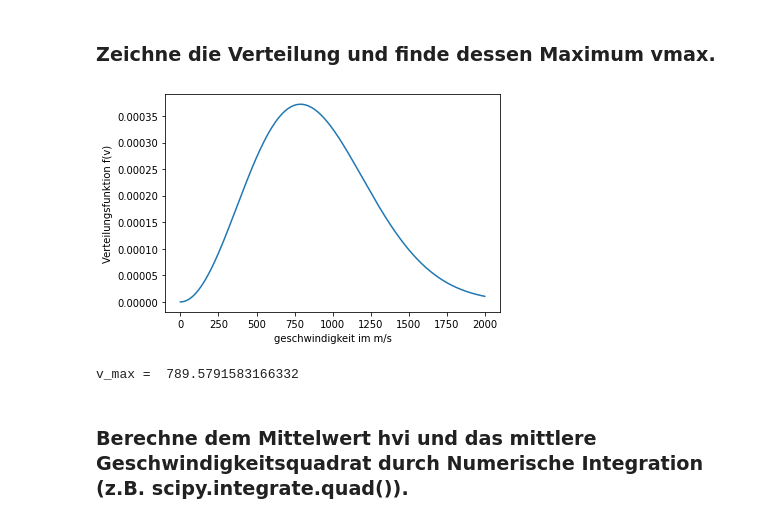
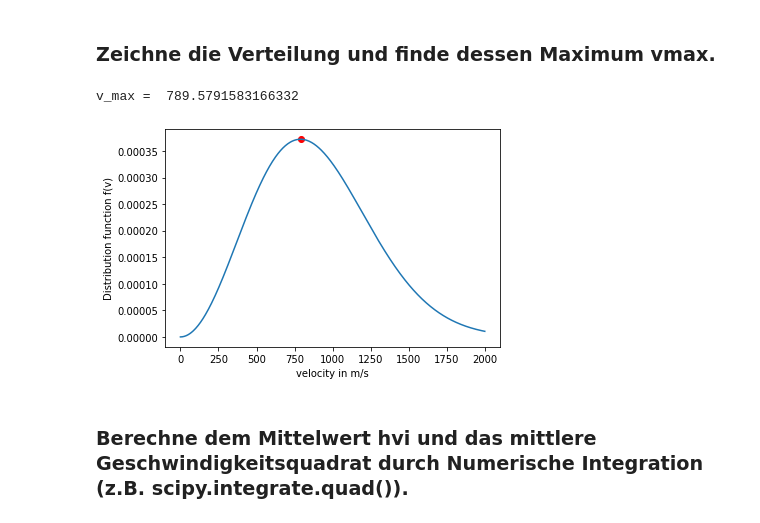
Before and after one commit to emhl/CoPhy2, a Jupyter notebook: Blatt3-numerische-integration/Blatt3-Aufg3.ipynb, the cells around one changed output. Saved outputs shown, nothing was run; the diff lists cells and outputs as text; code cells hidden in the pictures.

```diff
--- a/Blatt3-numerische-integration/Blatt3-Aufg3.ipynb
+++ b/Blatt3-numerische-integration/Blatt3-Aufg3.ipynb
@@ -13,21 +15,23 @@ import matplotlib.pyplot as plt
 # %%
 mass = 6.65e-27
 T = 300
 k = 1.38e-23
 v = np.linspace(0, 2000, 500)
 def f(x):
     return (mass/(2 *np.pi*k*T))**1.5* 4 * np.pi * x**2  * np.exp(-mass * x**2 / (k * T))
 
 
 plt.plot(v, f(v))
-plt.xlabel('geschwindigkeit im m/s')
-plt.ylabel('Verteilungsfunktion f(v)')
-plt.show()
+plt.xlabel('velocity in m/s')
+plt.ylabel('Distribution function f(v)')
 
 v_max = v[np.argmax(f(v))]
 print('v_max = ', v_max)
+plt.scatter(v_max, f(v_max), color='red')
+
+plt.show()
 # %% [output]
+v_max =  789.5791583166332
-[figure, old version]
+[figure, new version]
-v_max =  789.5791583166332
 # %% [markdown]
 ### Berechne dem Mittelwert hvi und das mittlere Geschwindigkeitsquadrat durch Numerische Integration (z.B. scipy.integrate.quad()).
```
Also changed, not shown: parts of 4 cells of this notebook.
